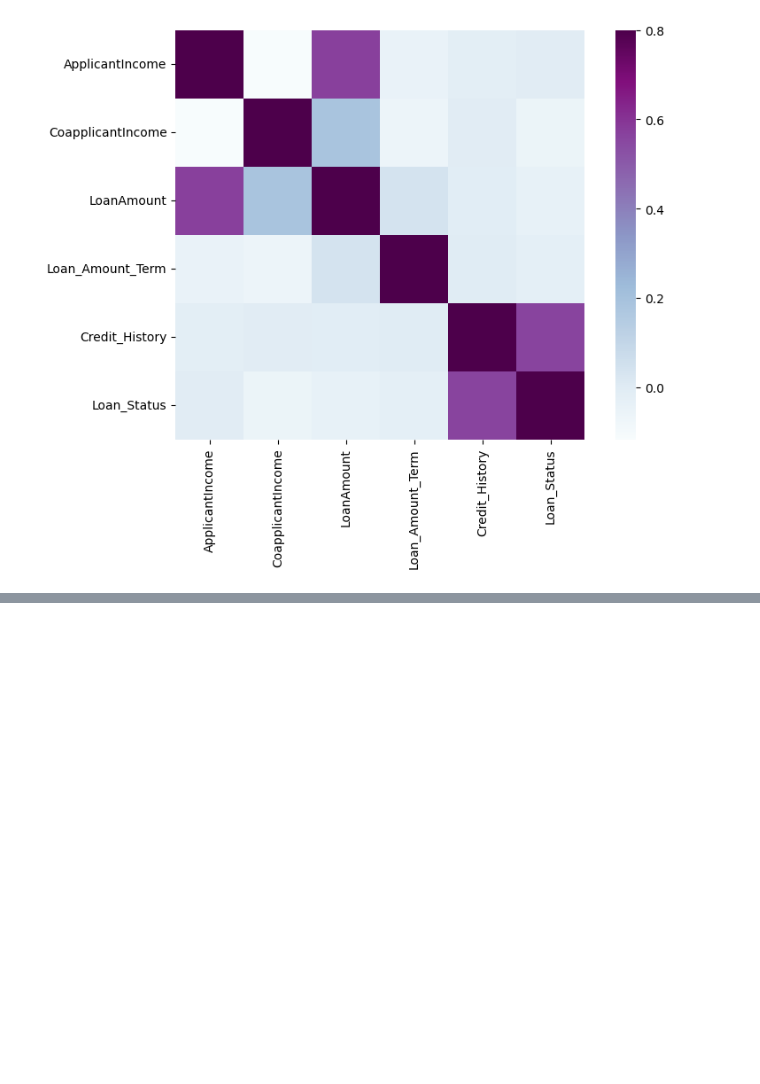
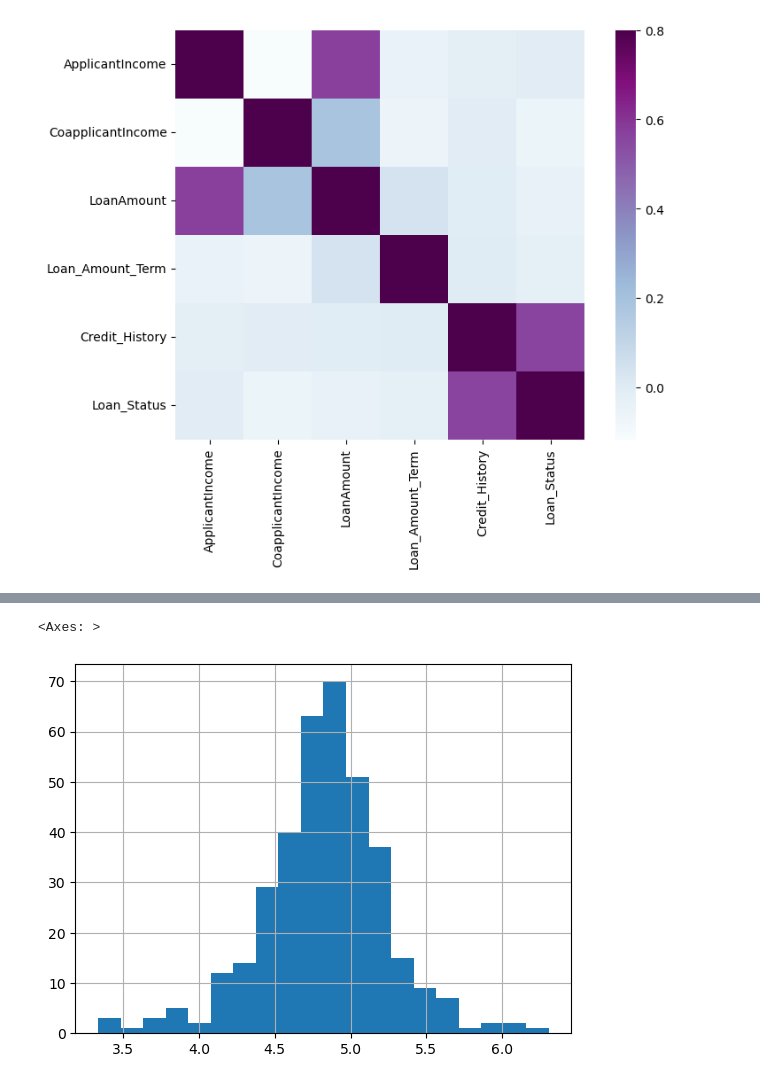
Before and after one commit to SaiSaketh-dev/Python_data_project, a Jupyter notebook: 4_loan_prediction_project/Loan_prediction.ipynb, the cells around one changed output, grey strips where cells are left out. Drawn from its saved outputs; the diff is of its cells as text; code cells hidden in the pictures; blank space fills up the shorter version.

```diff
--- a/4_loan_prediction_project/Loan_prediction.ipynb
+++ b/4_loan_prediction_project/Loan_prediction.ipynb
@@ -403,0 +492,10 @@ sns.heatmap(matrix, vmax=.8, square=True, cmap="BuPu")
+# %%
+test['Gender'].fillna(test['Gender'].mode()[0], inplace=True)
+test['Dependents'].fillna(test['Dependents'].mode()[0], inplace=True)
+test['Self_Employed'].fillna(test['Self_Employed'].mode()[0], inplace=True)
+test['Credit_History'].fillna(test['Credit_History'].mode()[0], inplace=True)
+test['Loan_Amount_Term'].fillna(test['Loan_Amount_Term'].mode()[0], inplace=True)
+
+test['LoanAmount'].fillna(test['LoanAmount'].median(), inplace=True)
+
+test.isnull().sum()
@@ -403,0 +540,8 @@ sns.heatmap(matrix, vmax=.8, square=True, cmap="BuPu")
+# %%
+#We will do similar changes to the test dataframe here
+
+test['LoanAmount_log'] = np.log(test['LoanAmount'])
+test['LoanAmount_log'].hist(bins = 20)
+# %% [output]
+<Axes: >
+[figure, added]
```
Also changed, not shown: parts of 34 cells of this notebook, 1 other file.
